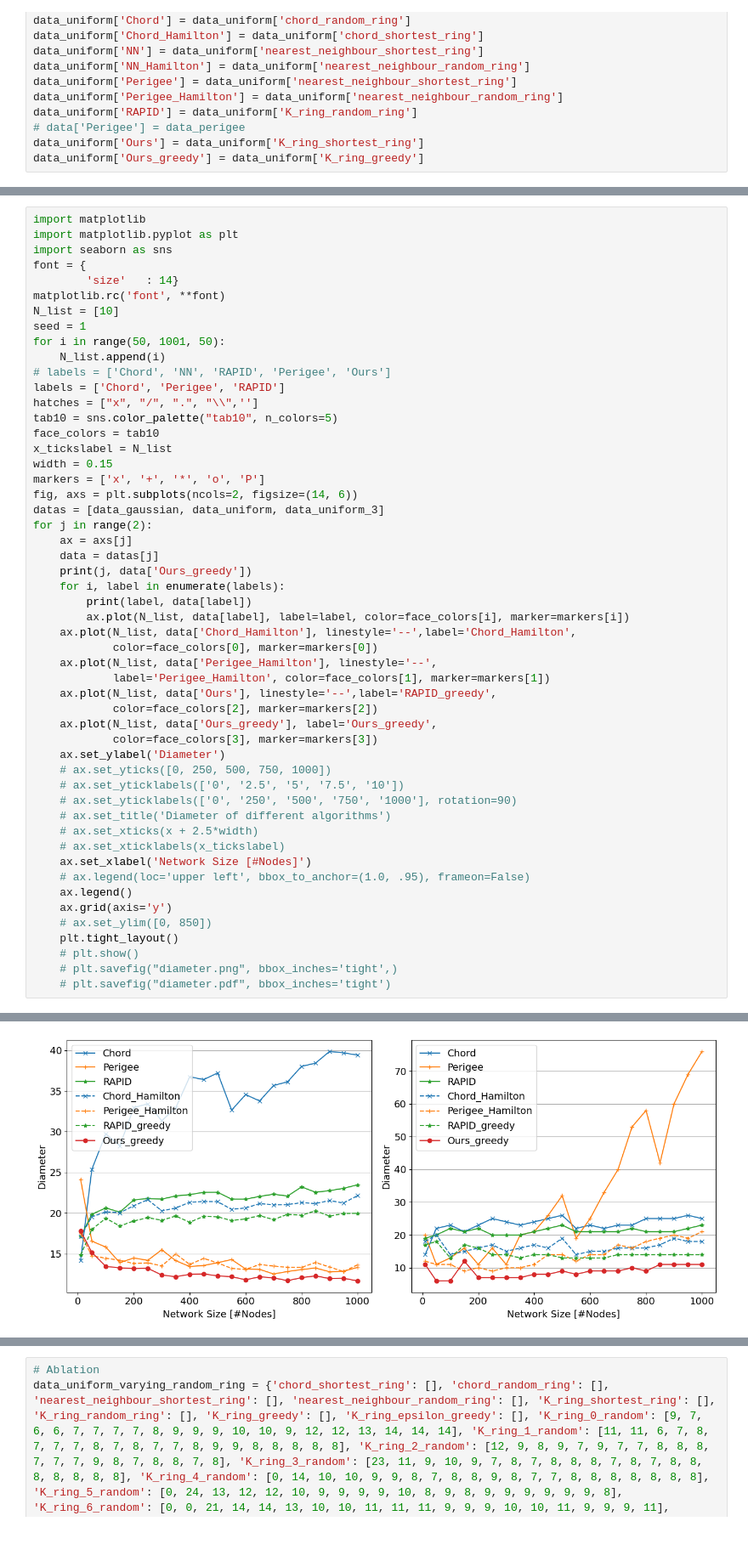
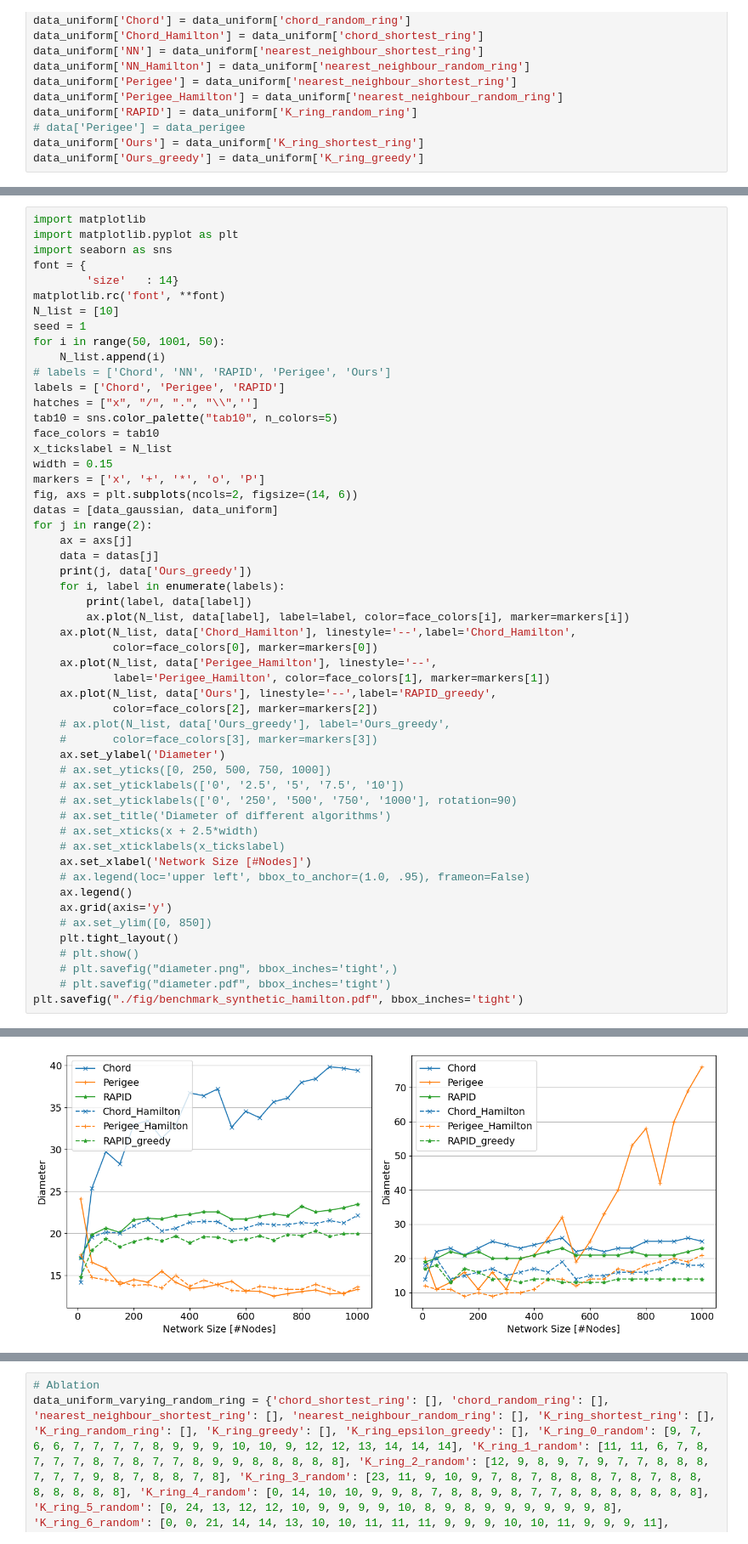
Before and after one commit to shixun404/TetriX, a Jupyter notebook: ipdps_test/plot.ipynb, the cells around one changed output, grey strips where cells are left out. Shown at 85% size. Saved outputs shown, nothing was run; the diff lists cells and outputs as text.

```diff
--- a/ipdps_test/plot.ipynb
+++ b/ipdps_test/plot.ipynb
@@ -263,7 +230,7 @@ x_tickslabel = N_list
 width = 0.15
 markers = ['x', '+', '*', 'o', 'P']
 fig, axs = plt.subplots(ncols=2, figsize=(14, 6))
-datas = [data_gaussian, data_uniform, data_uniform_3]
+datas = [data_gaussian, data_uniform]
 for j in range(2):
 	ax = axs[j]
 	data = datas[j]
@@ -275,33 +242,34 @@ for j in range(2):
 			color=face_colors[0], marker=markers[0])
 	ax.plot(N_list, data['Perigee_Hamilton'], linestyle='--',
 			label='Perigee_Hamilton', color=face_colors[1], marker=markers[1])
 	ax.plot(N_list, data['Ours'], linestyle='--',label='RAPID_greedy',
 			color=face_colors[2], marker=markers[2])
-	ax.plot(N_list, data['Ours_greedy'], label='Ours_greedy',
-			color=face_colors[3], marker=markers[3])
+	# ax.plot(N_list, data['Ours_greedy'], label='Ours_greedy',
+	# 		color=face_colors[3], marker=markers[3])
 	ax.set_ylabel('Diameter')
 	# ax.set_yticks([0, 250, 500, 750, 1000])
 	# ax.set_yticklabels(['0', '2.5', '5', '7.5', '10'])
 	# ax.set_yticklabels(['0', '250', '500', '750', '1000'], rotation=90)
 	# ax.set_title('Diameter of different algorithms')
 	# ax.set_xticks(x + 2.5*width)
 	# ax.set_xticklabels(x_tickslabel)
 	ax.set_xlabel('Network Size [#Nodes]')
 	# ax.legend(loc='upper left', bbox_to_anchor=(1.0, .95), frameon=False)
 	ax.legend()
 	ax.grid(axis='y')
 	# ax.set_ylim([0, 850])
 	plt.tight_layout()
 	# plt.show()
 	# plt.savefig("diameter.png", bbox_inches='tight',)
 	# plt.savefig("diameter.pdf", bbox_inches='tight')
+plt.savefig("./fig/benchmark_synthetic_hamilton.pdf", bbox_inches='tight')
 # %% [output]
 0 [17.823687694063217, 15.184251963611663, 13.4654790123294, 13.282930833153994, 13.199584114828783, 13.234469542466435, 12.40893478576837, 12.19623185327167, 12.499265012970593, 12.546288007417868, 1 ...
 Chord [14.218662992582889, 25.379713649573592, 29.745948882996043, 28.278755948099242, 32.95795948815675, 33.42920433391514, 31.352265071492635, 32.934293807624165, 36.743206097122425, 36.402193885778 ...
 Perigee [24.14603524334469, 16.56395012701507, 15.841817413996338, 13.925203297962247, 14.500785101448795, 14.208939451843337, 15.509266149677622, 14.176764401975976, 13.445298506280281, 13.5764236052 ...
 RAPID [17.113593510831976, 19.873203605040356, 20.642301801539666, 20.129638579576923, 21.625570211176207, 21.79853015407059, 21.725980973293957, 22.111557040993745, 22.28038568446951, 22.561385958552 ...
 1 [11, 6, 6, 12, 7, 7, 7, 7, 8, 8, 9, 8, 9, 9, 9, 10, 9, 11, 11, 11, 11]
 Chord [14, 22, 23, 21, 23, 25, 24, 23, 24, 25, 26, 22, 23, 22, 23, 23, 25, 25, 25, 26, 25]
 Perigee [20, 11, 13, 16, 11, 16, 11, 20, 21, 26, 32, 19, 25, 33, 40, 53, 58, 42, 60, 69, 76]
 RAPID [19, 20, 22, 21, 22, 20, 20, 20, 21, 22, 23, 21, 21, 21, 21, 22, 21, 21, 21, 22, 23]
-[figure, old version]
+[figure, new version]
```
Also changed, not shown: parts of 7 cells of this notebook, 1 other file.
